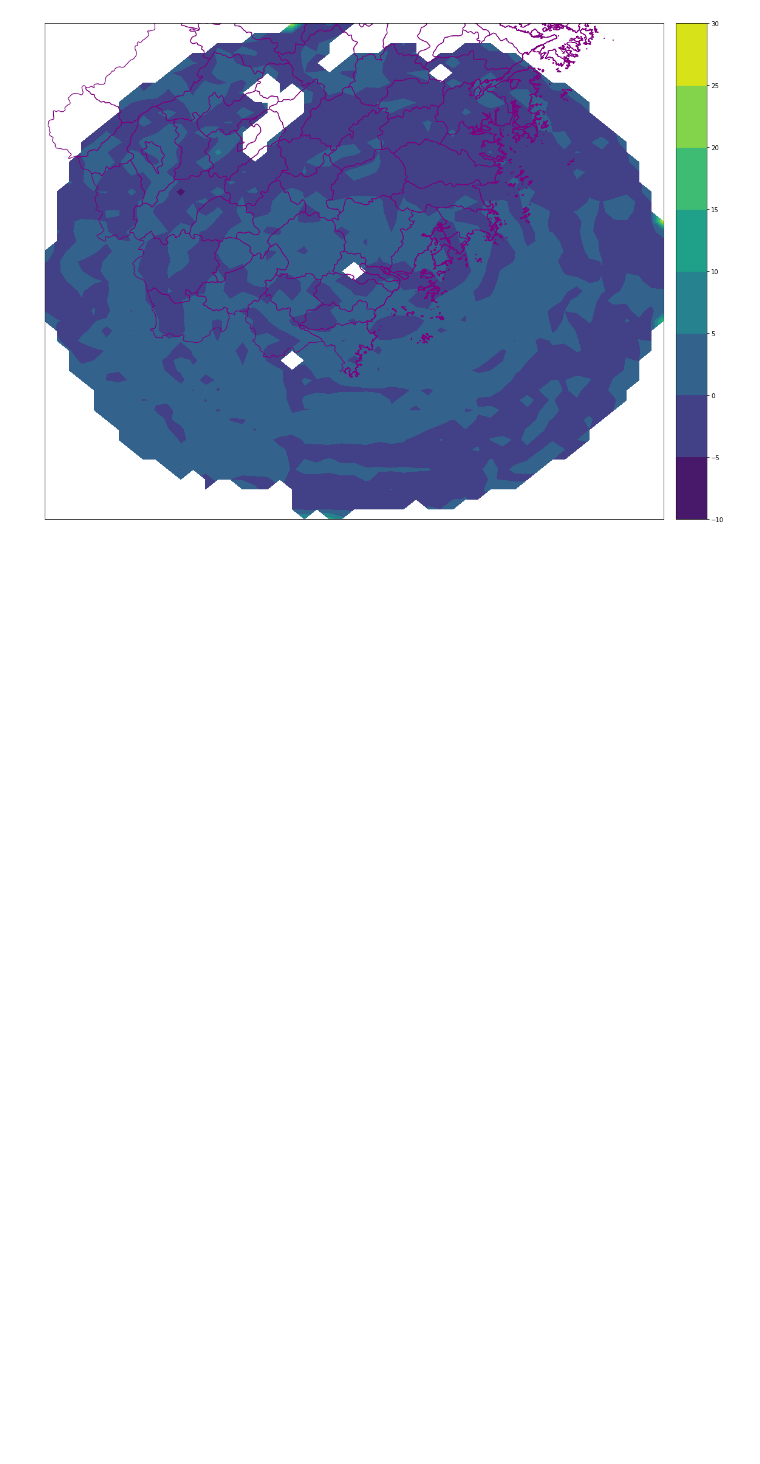
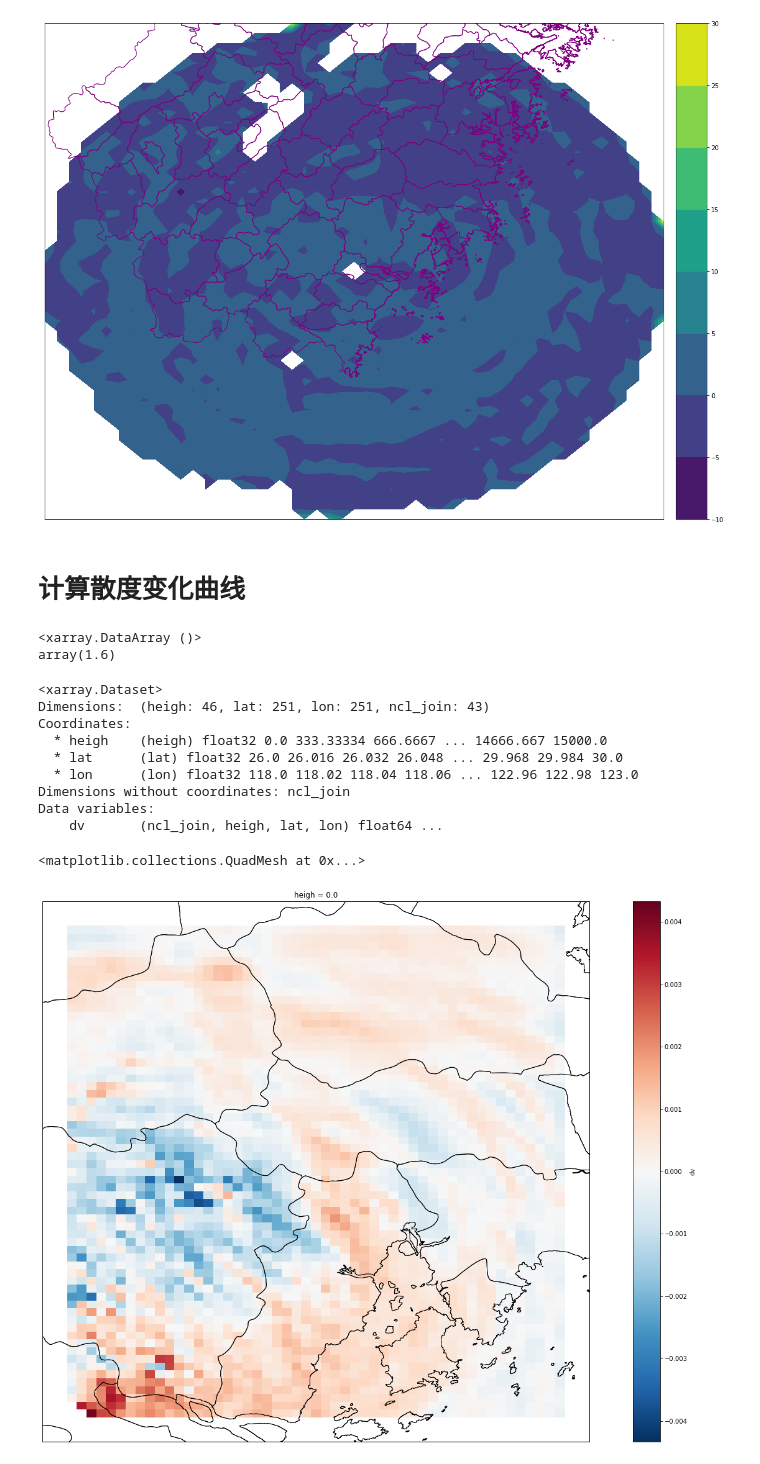
Before and after one commit to liyuan3970/3DVAR_retrive_radar_wind_from_typhoon1909, a Jupyter notebook: ncl/dv/dv.ipynb, the cells around one changed output. Saved outputs shown, nothing was run; the diff lists cells and outputs as text; code cells hidden in the pictures; blank space fills up the shorter version.

Commit message:
data

```diff
--- a/ncl/dv/dv.ipynb
+++ b/ncl/dv/dv.ipynb
@@ -201,3 +201,61 @@ m.colorbar(shade)
 # %% [output]
 <matplotlib.colorbar.Colorbar at 0x...>
 [figure]
+# %% [markdown]
+# 计算散度变化曲线
+# %%
+da = xr.DataArray([1, 1, 2, 2, 2], dims="x")
+da.mean()
+# %% [output]
+<xarray.DataArray ()>
+array(1.6)
+# %%
+import numpy as np
+
+import xarray as xr
+
+import pandas as pd
+import matplotlib.pyplot as plt
+import cartopy.io.img_tiles as cimgt
+import cartopy.crs as ccrs
+from cartopy.io.shapereader import Reader
+from cartopy.feature import ShapelyFeature
+
+%matplotlib inline
+filepath = "/home/liyuan3970/Data/data/meto_data/radar_typhoon_liqima/wenzhou_rada/dv/all/dv_all.nc"
+
+f = xr.open_dataset(filepath,decode_times=False)
+
+dv = f.dv[35,0,:,:]
+
+
+da = dv.sel(lat=slice(28,29), lon=slice(120.5, 121.5))
+av = da.mean()
+
+print(f)
+stamen_terrain = cimgt.Stamen('terrain-background')
+fig = plt.figure(figsize = (25, 16))
+#ax = fig.add_subplot(1, 1, 1, projection=stamen_terrain.crs)
+ax = plt.axes(projection=ccrs.PlateCarree())
+
+filename = '/home/liyuan3970/Data/data/meto_data/geogphy_file/zhejiang.shp'# from https://earthworks.stanford.edu/catalog/stanford-vj593xs7263
+shape_feature = ShapelyFeature(Reader(filename).geometries(), ccrs.PlateCarree(), edgecolor='black', facecolor='none')
+
+ax.add_feature(shape_feature, zorder = 10)
+# ax.add_feature?
+#plt.show()
+da.plot()
+# da = dv(28>dv.lat>27 ,dv.lon>120)
+# db =
+# %% [output]
+<xarray.Dataset>
+Dimensions:  (heigh: 46, lat: 251, lon: 251, ncl_join: 43)
+Coordinates:
+  * heigh    (heigh) float32 0.0 333.33334 666.6667 ... 14666.667 15000.0
+  * lat      (lat) float32 26.0 26.016 26.032 26.048 ... 29.968 29.984 30.0
+  * lon      (lon) float32 118.0 118.02 118.04 118.06 ... 122.96 122.98 123.0
+Dimensions without coordinates: ncl_join
+Data variables:
+    dv       (ncl_join, heigh, lat, lon) float64 ...
+<matplotlib.collections.QuadMesh at 0x...>
+[figure, added]
```
Also changed, not shown: parts of 11 cells of this notebook, 29 other files.
